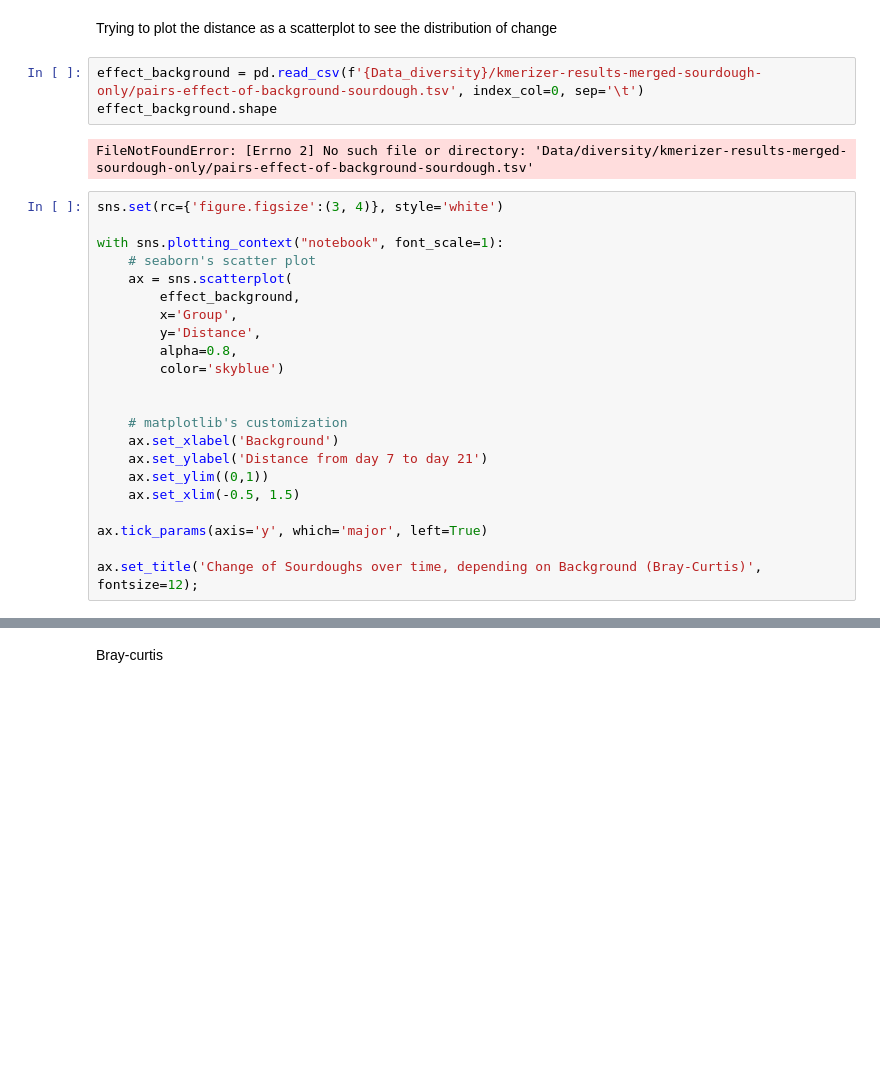
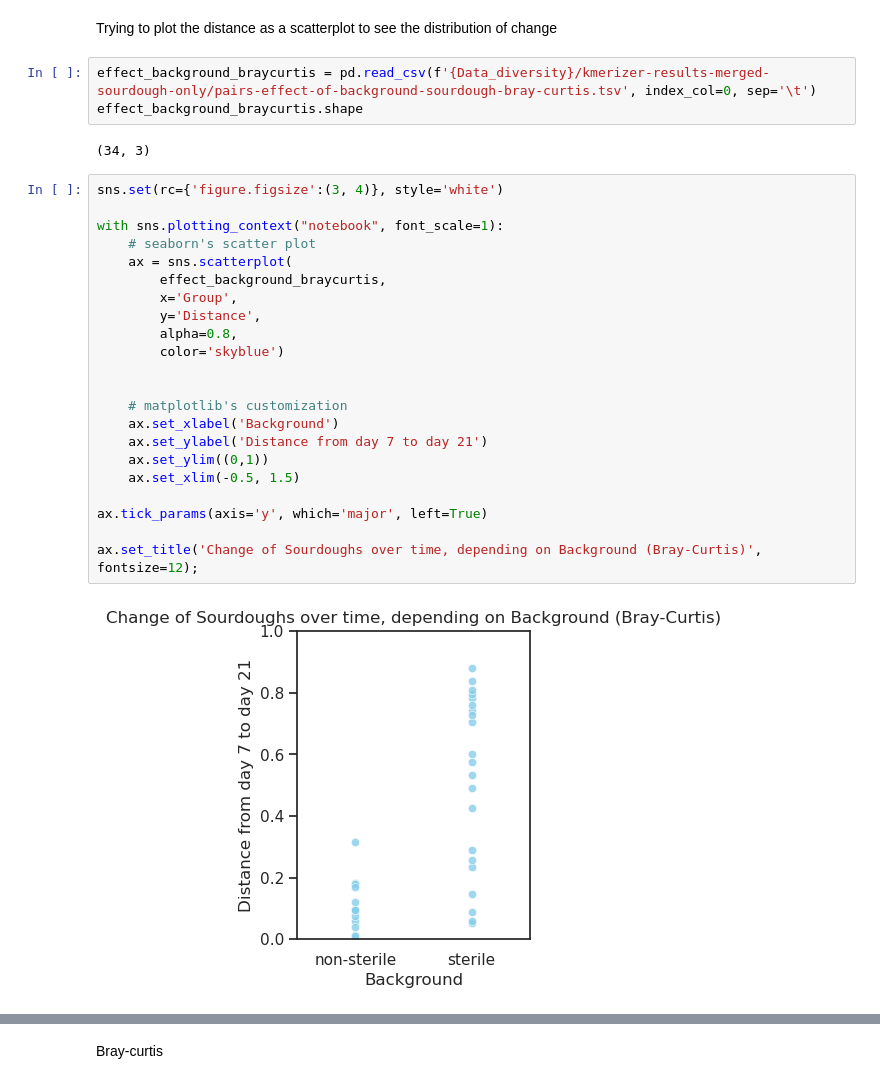
Before and after one commit to ninaaa-a/FermentYOU, a Jupyter notebook: Beta diversity.ipynb, the cells around one changed output, grey strips where cells are left out. Cells and saved outputs as stored; diff of their text form; blank space fills up the shorter version.

Commit message:
Finalization beta diversity

```diff
--- a/Beta diversity.ipynb
+++ b/Beta diversity.ipynb
@@ -551,32 +535,34 @@ Visualization.load(f"{Data_diversity}/kmerizer-results-merged-sourdough-only/bra
 # %% [markdown]
 Trying to plot the distance as a scatterplot to see the distribution of change
 # %%
-effect_background = pd.read_csv(f'{Data_diversity}/kmerizer-results-merged-sourdough-only/pairs-effect-of-background-sourdough.tsv', index_col=0, sep='\t')
-effect_background.shape
+effect_background_braycurtis = pd.read_csv(f'{Data_diversity}/kmerizer-results-merged-sourdough-only/pairs-effect-of-background-sourdough-bray-curtis.tsv', index_col=0, sep='\t')
+effect_background_braycurtis.shape
 # %% [output]
-FileNotFoundError: [Errno 2] No such file or directory: 'Data/diversity/kmerizer-results-merged-sourdough-only/pairs-effect-of-background-sourdough.tsv'
+(34, 3)
 # %%
 sns.set(rc={'figure.figsize':(3, 4)}, style='white')
 
 with sns.plotting_context("notebook", font_scale=1):
     # seaborn's scatter plot
     ax = sns.scatterplot(
-        effect_background,
+        effect_background_braycurtis,
         x='Group',
         y='Distance',
         alpha=0.8,
         color='skyblue')
 
 
     # matplotlib's customization
     ax.set_xlabel('Background')
     ax.set_ylabel('Distance from day 7 to day 21')
     ax.set_ylim((0,1))
     ax.set_xlim(-0.5, 1.5)
 
 ax.tick_params(axis='y', which='major', left=True)
 
 ax.set_title('Change of Sourdoughs over time, depending on Background (Bray-Curtis)', fontsize=12);
+# %% [output]
+[figure, added]
 # %%
 !qiime longitudinal pairwise-distances \
     --i-distance-matrix $Data_diversity/kmerizer-results-merged-sourdough-only/jaccard_distance_matrix.qza \
```
Also changed, not shown: parts of 44 cells of this notebook.
